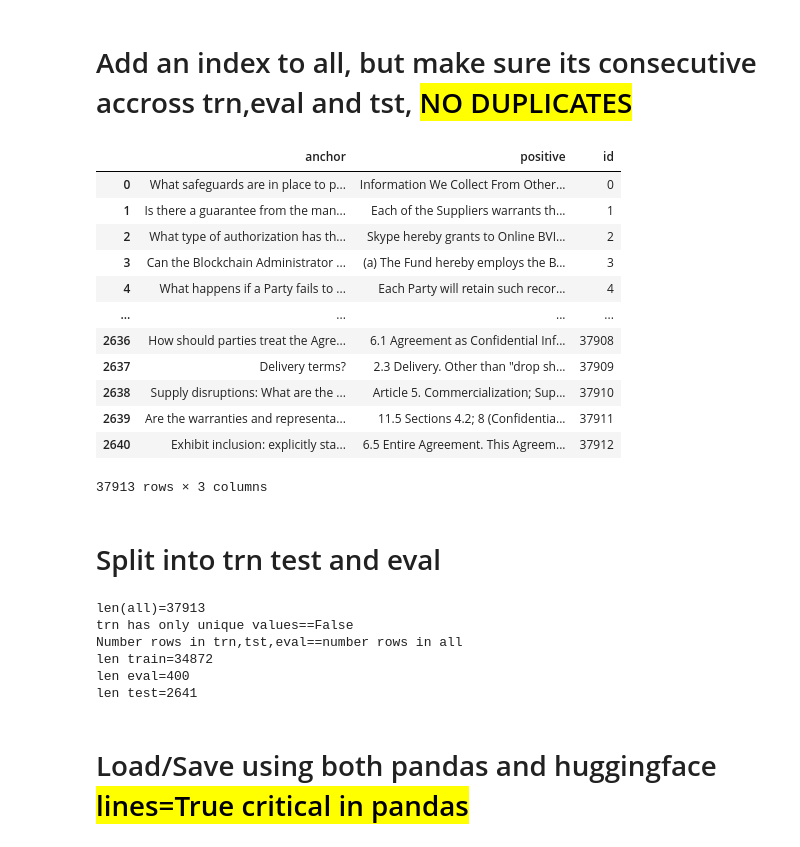
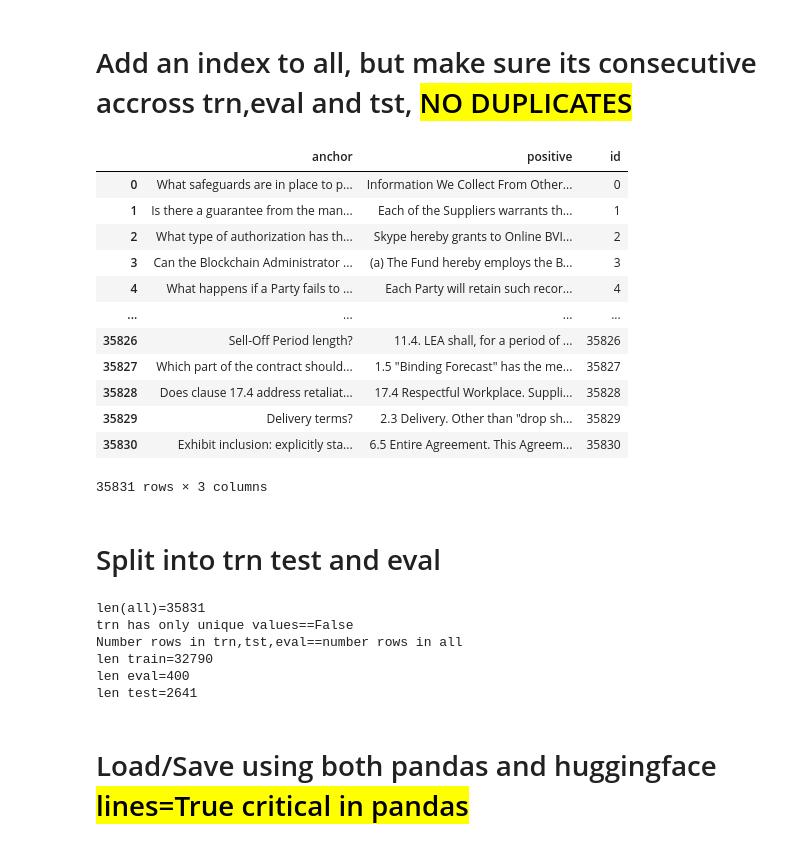
Before and after one commit to CNUClasses/embeddings, a Jupyter notebook: data/convert_to_json.ipynb, the cells around one changed output. Drawn from its saved outputs; the diff is of its cells as text; code cells hidden in the pictures.

```diff
--- a/data/convert_to_json.ipynb
+++ b/data/convert_to_json.ipynb
@@ -92,0 +90,3 @@ How the Information about our Users of Kids Apps is being collected? The aboveme
+# %%
+all=pd.concat([trn,tst])
+len(all)
@@ -92,0 +95,4 @@ How the Information about our Users of Kids Apps is being collected? The aboveme
+# %%
+#there are significant overlaps in the train and tst set
+# if you drop duplicates in train or test you get 8 or 14 rows respectively
+all=ut.drop_duplicate_rows(all,['query','context'])
@@ -109,37 +120,31 @@ def renamecols(df):
     cols_to_drop=[c for c in df.columns if c not in ['anchor','positive']]
     df.drop(columns=cols_to_drop, inplace=True)
     return df
-trn=renamecols(trn)
-tst=renamecols(tst)
+all=renamecols(all)
+# tst=renamecols(tst)
 
 # trn['id']=range(len(trn))
 # tst['id']=range(len(tst))
 # %% [markdown]
 # Add an index to all, but make sure its consecutive accross trn,eval and tst, <mark>NO DUPLICATES
 # %%
-#save for later splitting
-len_test=len(tst)
-
-#slap it all together
-all=pd.concat([trn,tst], axis=0)
-
 #add a consecutive id
 all['id']=range(len(all))
 all
 # %% [output]
 |  | anchor | positive | id |
 | 0 | What safeguards are in place to p... | Information We Collect From Other... | 0 |
 | 1 | Is there a guarantee from the man... | Each of the Suppliers warrants th... | 1 |
 | 2 | What type of authorization has th... | Skype hereby grants to Online BVI... | 2 |
 | 3 | Can the Blockchain Administrator ... | (a) The Fund hereby employs the B... | 3 |
 | 4 | What happens if a Party fails to ... | Each Party will retain such recor... | 4 |
 | ... | ... | ... | ... |
-| 2636 | How should parties treat the Agre... | 6.1 Agreement as Confidential Inf... | 37908 |
-| 2637 | Delivery terms? | 2.3 Delivery. Other than "drop sh... | 37909 |
-| 2638 | Supply disruptions: What are the ... | Article 5. Commercialization; Sup... | 37910 |
-| 2639 | Are the warranties and representa... | 11.5 Sections 4.2; 8 (Confidentia... | 37911 |
-| 2640 | Exhibit inclusion: explicitly sta... | 6.5 Entire Agreement. This Agreem... | 37912 |
+| 35826 | Sell-Off Period length? | 11.4. LEA shall, for a period of ... | 35826 |
+| 35827 | Which part of the contract should... | 1.5 "Binding Forecast" has the me... | 35827 |
+| 35828 | Does clause 17.4 address retaliat... | 17.4 Respectful Workplace. Suppli... | 35828 |
+| 35829 | Delivery terms? | 2.3 Delivery. Other than "drop sh... | 35829 |
+| 35830 | Exhibit inclusion: explicitly sta... | 6.5 Entire Agreement. This Agreem... | 35830 |
-37913 rows × 3 columns
+35831 rows × 3 columns
 # %% [markdown]
 # Split into trn test and eval
 # %%
@@ -154,7 +159,7 @@ evalsize=400
 eval=trn[len(trn)-evalsize:]
 trn=trn[:len(trn)-evalsize]
 
-print(f'trn has only unique values=={trn.positive.nunique()==len(trn)}')
+print(f'trn has only unique values in positive column=={trn.positive.nunique()==len(trn)}')
 if(len(all)==(len(trn)+len(tst)+len(eval))):
     print(f'Number rows in trn,tst,eval==number rows in all')
 else:
@@ -163,10 +168,10 @@ print(f'len train={len(trn)}')
 print(f'len eval={len(eval)}')
 print(f'len test={len(tst)}')
 # %% [output]
-len(all)=37913
+len(all)=35831
 trn has only unique values==False
 Number rows in trn,tst,eval==number rows in all
-len train=34872
+len train=32790
 len eval=400
 len test=2641
 # %% [markdown]
```
Also changed, not shown: parts of 7 cells of this notebook, 4 other files.
